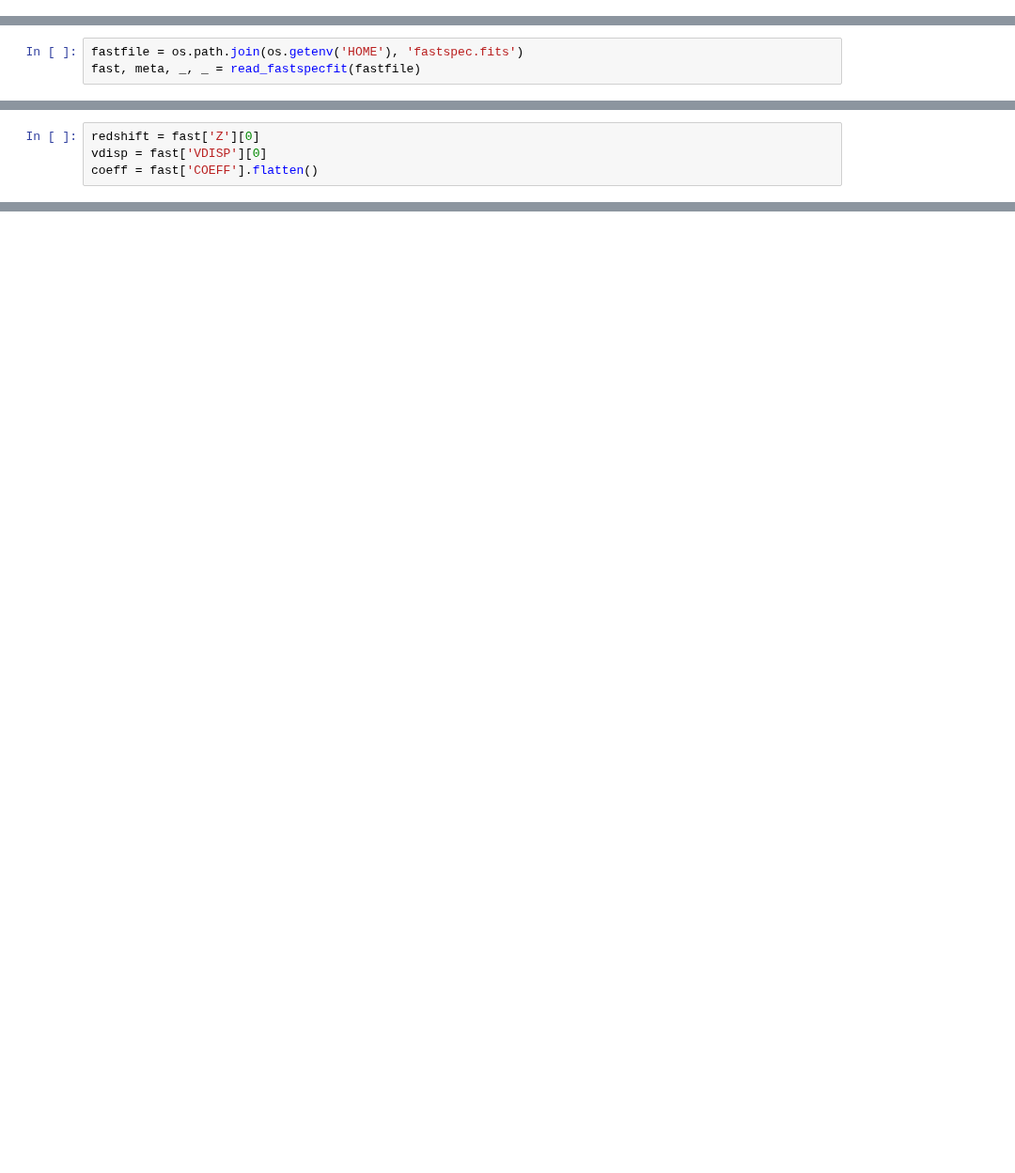
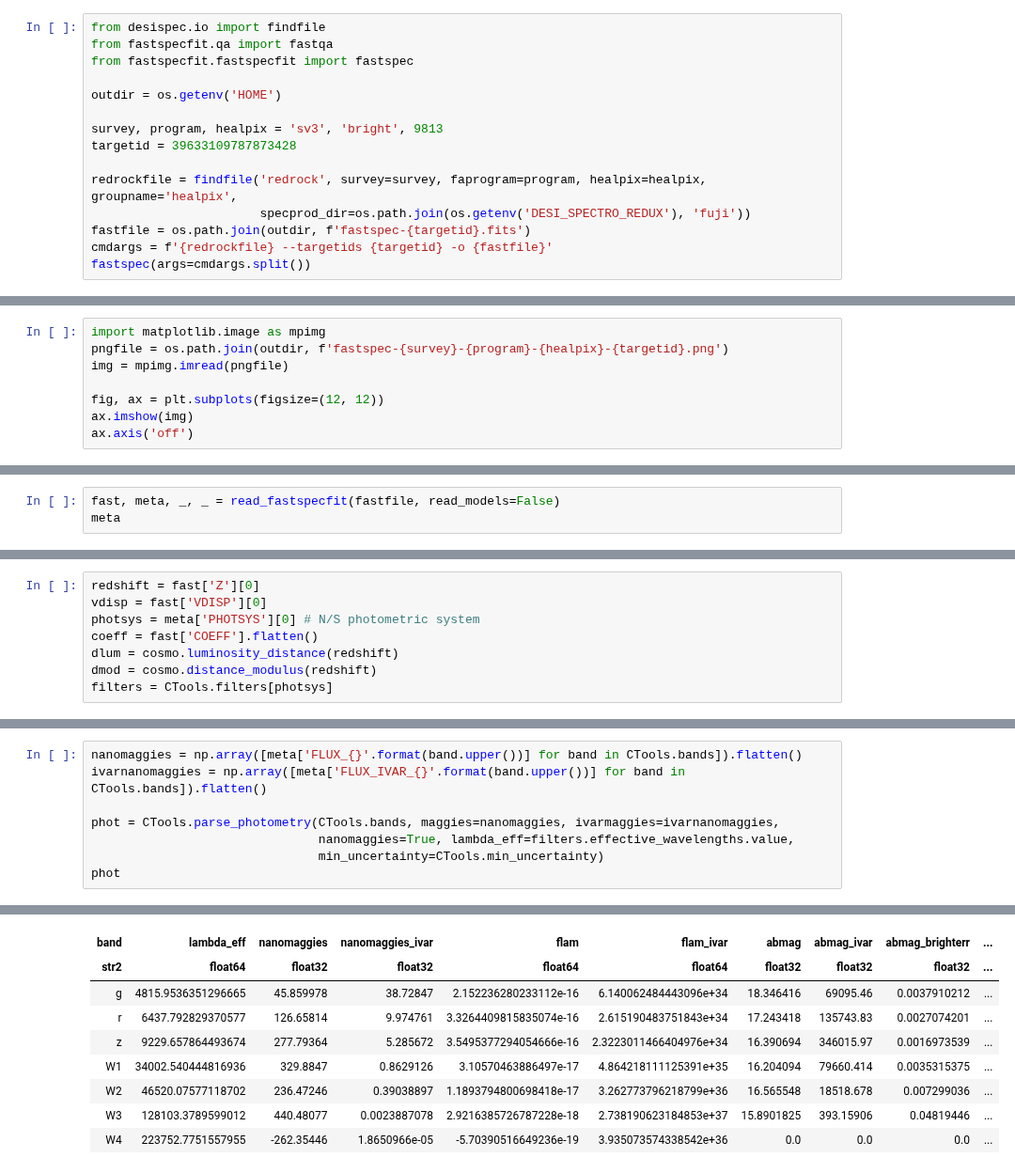
Before and after one commit to desihub/fastspecfit, a Jupyter notebook: doc/nb/tutorial-kcorrections.ipynb, the cells around one changed output, grey strips where cells are left out. Shown at 94% size. Cells and saved outputs as stored; diff of their text form; blank space fills up the shorter version.

```diff
--- a/doc/nb/tutorial-kcorrections.ipynb
+++ b/doc/nb/tutorial-kcorrections.ipynb
@@ -7,0 +42,15 @@ from fastspecfit.io import read_fastspecfit, cache_templates
+# %%
+from desispec.io import findfile
+from fastspecfit.qa import fastqa
+from fastspecfit.fastspecfit import fastspec
+
+outdir = os.getenv('HOME')
+
+survey, program, healpix = 'sv3', 'bright', 9813
+targetid = 39633109787873428
+
+redrockfile = findfile('redrock', survey=survey, faprogram=program, healpix=healpix, groupname='healpix',
+                       specprod_dir=os.path.join(os.getenv('DESI_SPECTRO_REDUX'), 'fuji'))
+fastfile = os.path.join(outdir, f'fastspec-{targetid}.fits')
+cmdargs = f'{redrockfile} --targetids {targetid} -o {fastfile}'
+fastspec(args=cmdargs.split())
@@ -8,4 +96,9 @@ from fastspecfit.io import read_fastspecfit, cache_templates
 # %%
-fastfile = os.path.join(os.getenv('HOME'), 'fastspec.fits')
-fast, meta, _, _ = read_fastspecfit(fastfile)
+import matplotlib.image as mpimg
+pngfile = os.path.join(outdir, f'fastspec-{survey}-{program}-{healpix}-{targetid}.png')
+img = mpimg.imread(pngfile)
+
+fig, ax = plt.subplots(figsize=(12, 12))
+ax.imshow(img)
+ax.axis('off')
 # %% [output]
@@ -12,0 +109,3 @@ INFO:io.py:1798:read_fastspecfit: Read 1 object(s) from /global/homes/i/ioannis/
+# %%
+fast, meta, _, _ = read_fastspecfit(fastfile, read_models=False)
+meta
@@ -13,4 +127,8 @@ INFO:io.py:1798:read_fastspecfit: Read 1 object(s) from /global/homes/i/ioannis/
 # %%
 redshift = fast['Z'][0]
 vdisp = fast['VDISP'][0]
+photsys = meta['PHOTSYS'][0] # N/S photometric system
 coeff = fast['COEFF'].flatten()
+dlum = cosmo.luminosity_distance(redshift)
+dmod = cosmo.distance_modulus(redshift)
+filters = CTools.filters[photsys]
@@ -25,0 +148,9 @@ cache['continuum_pixkms'], cache['pixkms_wavesplit']
+# %%
+nanomaggies = np.array([meta['FLUX_{}'.format(band.upper())] for band in CTools.bands]).flatten()
+ivarnanomaggies = np.array([meta['FLUX_IVAR_{}'.format(band.upper())] for band in CTools.bands]).flatten()
+
+phot = CTools.parse_photometry(CTools.bands, maggies=nanomaggies, ivarmaggies=ivarnanomaggies,
+                               nanomaggies=True, lambda_eff=filters.effective_wavelengths.value,
+                               min_uncertainty=CTools.min_uncertainty)
+phot
+# %% [output]
@@ -26 +158,10 @@ cache['continuum_pixkms'], cache['pixkms_wavesplit']
+| band | lambda_eff | nanomaggies | nanomaggies_ivar | flam | flam_ivar | abmag | abmag_ivar | abmag_brighterr | ... |
+| str2 | float64 | float32 | float32 | float64 | float64 | float32 | float32 | float32 | ... |
+| g | 4815.9536351296665 | 45.859978 | 38.72847 | 2.152236280233112e-16 | 6.140062484443096e+34 | 18.346416 | 69095.46 | 0.0037910212 | ... |
+| r | 6437.792829370577 | 126.65814 | 9.974761 | 3.3264409815835074e-16 | 2.615190483751843e+34 | 17.243418 | 135743.83 | 0.0027074201 | ... |
+| z | 9229.657864493674 | 277.79364 | 5.285672 | 3.5495377294054666e-16 | 2.3223011466404976e+34 | 16.390694 | 346015.97 | 0.0016973539 | ... |
+| W1 | 34002.540444816936 | 329.8847 | 0.8629126 | 3.10570463886497e-17 | 4.864218111125391e+35 | 16.204094 | 79660.414 | 0.0035315375 | ... |
+| W2 | 46520.07577118702 | 236.47246 | 0.39038897 | 1.1893794800698418e-17 | 3.262773796218799e+36 | 16.565548 | 18518.678 | 0.007299036 | ... |
+| W3 | 128103.3789599012 | 440.48077 | 0.0023887078 | 2.9216385726787228e-18 | 2.738190623184853e+37 | 15.8901825 | 393.15906 | 0.04819446 | ... |
+| W4 | 223752.7751557955 | -262.35446 | 1.8650966e-05 | -5.70390516649236e-19 | 3.935073574338542e+36 | 0.0 | 0.0 | 0.0 | ... |
 # %%
```
Also changed, not shown: parts of 29 cells of this notebook, 1 other file.
